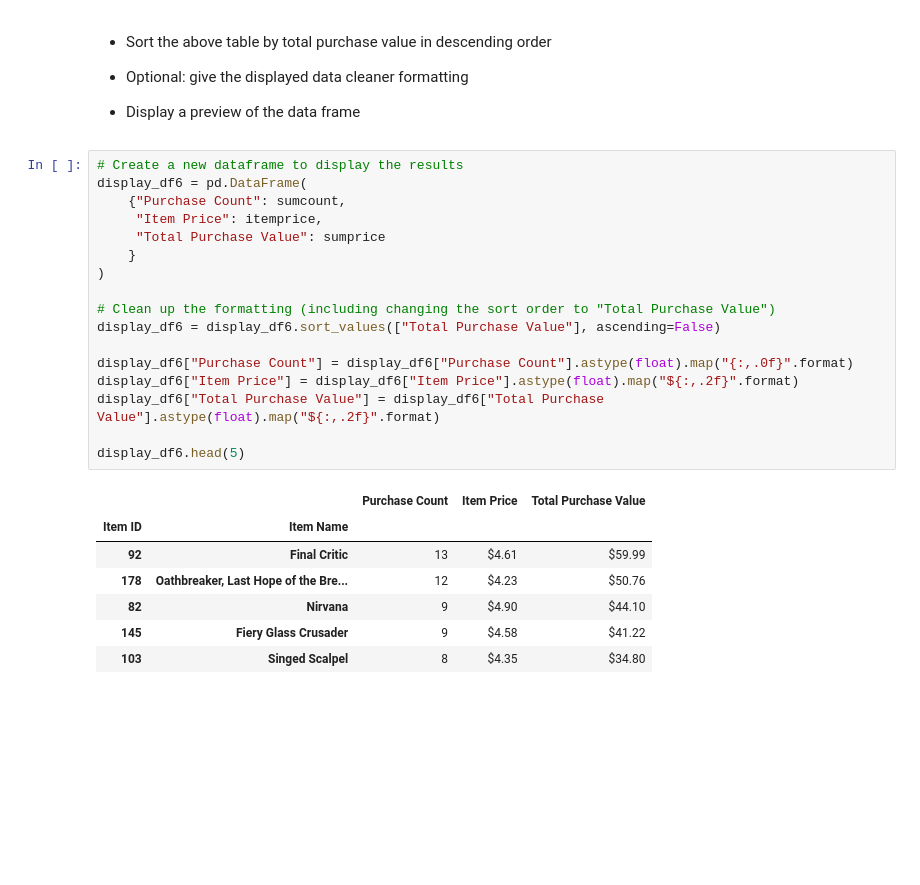
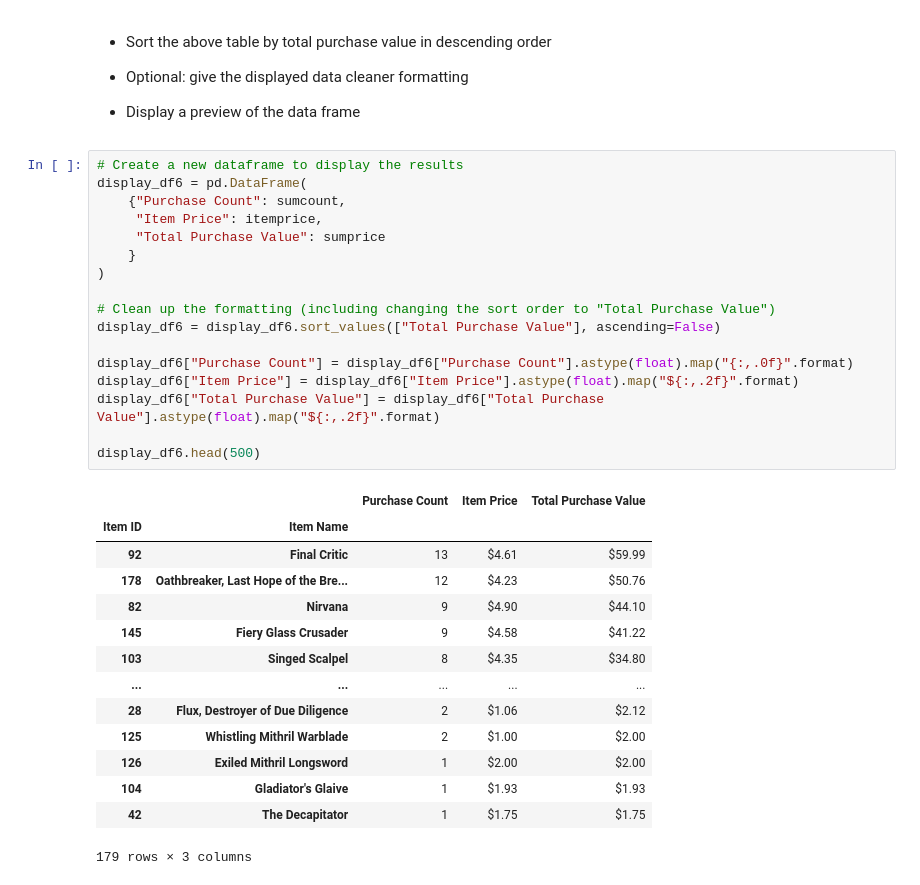
Before and after one commit to granttowers/pandas-challenge, a Jupyter notebook: HeroesOfPymoli/HeroesOfPymoli.ipynb, the cells around one changed output. Cells and saved outputs as stored; diff of their text form; blank space fills up the shorter version.

```diff
--- a/HeroesOfPymoli/HeroesOfPymoli.ipynb
+++ b/HeroesOfPymoli/HeroesOfPymoli.ipynb
@@ -386,25 +404,32 @@ display_df5.head(5)
 # %%
 # Create a new dataframe to display the results
 display_df6 = pd.DataFrame(
     {"Purchase Count": sumcount,
      "Item Price": itemprice,
      "Total Purchase Value": sumprice
     }
 )
 
 # Clean up the formatting (including changing the sort order to "Total Purchase Value")
 display_df6 = display_df6.sort_values(["Total Purchase Value"], ascending=False)
 
 display_df6["Purchase Count"] = display_df6["Purchase Count"].astype(float).map("{:,.0f}".format)
 display_df6["Item Price"] = display_df6["Item Price"].astype(float).map("${:,.2f}".format)
 display_df6["Total Purchase Value"] = display_df6["Total Purchase Value"].astype(float).map("${:,.2f}".format)
 
-display_df6.head(5)
+display_df6.head(500)
 # %% [output]
 |  |  | Purchase Count | Item Price | Total Purchase Value |
 | Item ID | Item Name |  |  |  |
 | 92 | Final Critic | 13 | $4.61 | $59.99 |
 | 178 | Oathbreaker, Last Hope of the Bre... | 12 | $4.23 | $50.76 |
 | 82 | Nirvana | 9 | $4.90 | $44.10 |
 | 145 | Fiery Glass Crusader | 9 | $4.58 | $41.22 |
 | 103 | Singed Scalpel | 8 | $4.35 | $34.80 |
+| ... | ... | ... | ... | ... |
+| 28 | Flux, Destroyer of Due Diligence | 2 | $1.06 | $2.12 |
+| 125 | Whistling Mithril Warblade | 2 | $1.00 | $2.00 |
+| 126 | Exiled Mithril Longsword | 1 | $2.00 | $2.00 |
+| 104 | Gladiator's Glaive | 1 | $1.93 | $1.93 |
+| 42 | The Decapitator | 1 | $1.75 | $1.75 |
+179 rows × 3 columns
```
Also changed, not shown: parts of 4 cells of this notebook.
